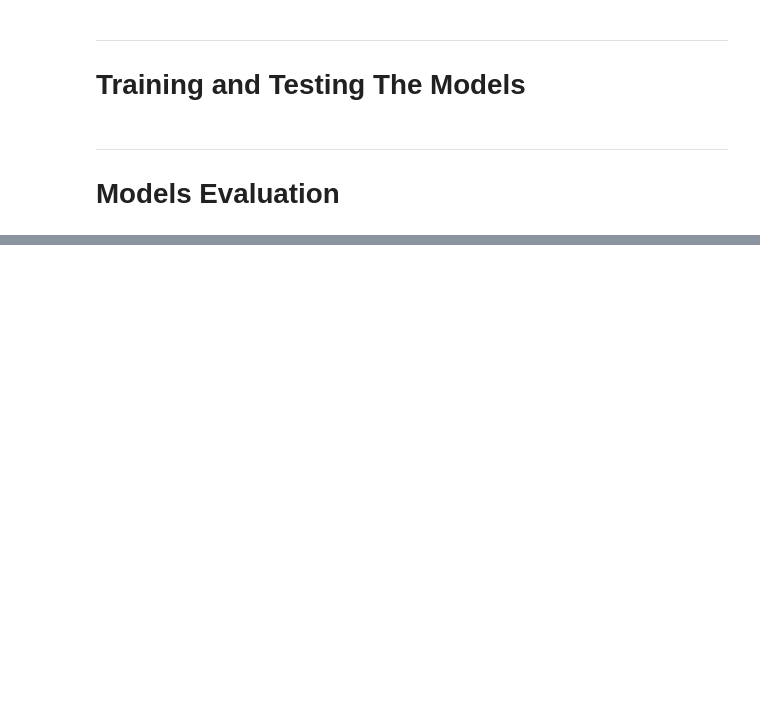
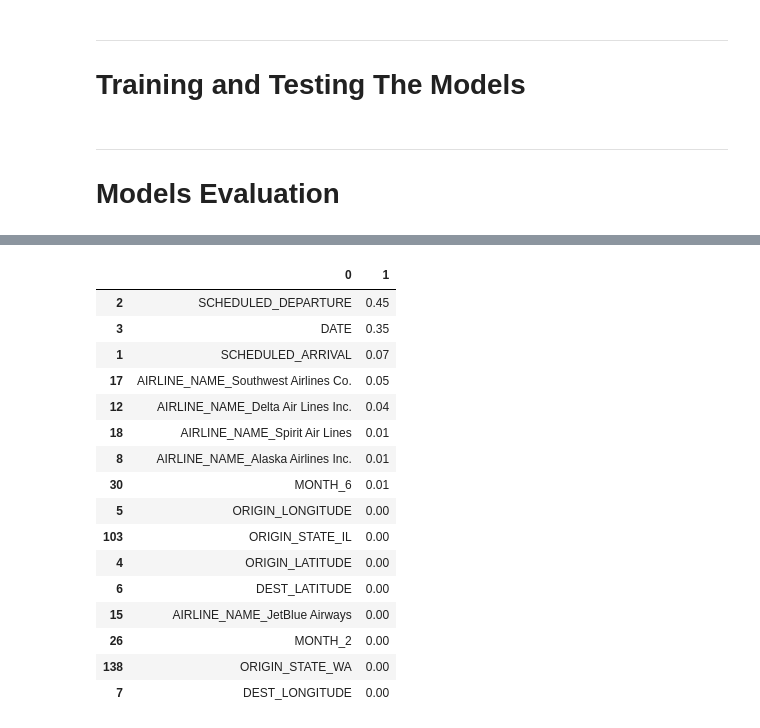
Before and after one commit to ArwaSheraky/Airlines-Delay-Analysis, a Jupyter notebook: Supervised_Learning/Regression.ipynb, the cells around one changed output, grey strips where cells are left out. Saved outputs shown, nothing was run; the diff lists cells and outputs as text; code cells hidden in the pictures; blank space fills up the shorter version.

```diff
--- a/Supervised_Learning/Regression.ipynb
+++ b/Supervised_Learning/Regression.ipynb
@@ -270,0 +303,21 @@ pd.DataFrame(importance).sort_values(by=1, ascending=False)
+# %%
+features_imp_0001 = features_imp[features_imp[1] > 0.0001]
+features_imp_0001
+# %% [output]
+|  | 0 | 1 |
+| 2 | SCHEDULED_DEPARTURE | 0.45 |
+| 3 | DATE | 0.35 |
+| 1 | SCHEDULED_ARRIVAL | 0.07 |
+| 17 | AIRLINE_NAME_Southwest Airlines Co. | 0.05 |
+| 12 | AIRLINE_NAME_Delta Air Lines Inc. | 0.04 |
+| 18 | AIRLINE_NAME_Spirit Air Lines | 0.01 |
+| 8 | AIRLINE_NAME_Alaska Airlines Inc. | 0.01 |
+| 30 | MONTH_6 | 0.01 |
+| 5 | ORIGIN_LONGITUDE | 0.00 |
+| 103 | ORIGIN_STATE_IL | 0.00 |
+| 4 | ORIGIN_LATITUDE | 0.00 |
+| 6 | DEST_LATITUDE | 0.00 |
+| 15 | AIRLINE_NAME_JetBlue Airways | 0.00 |
+| 26 | MONTH_2 | 0.00 |
+| 138 | ORIGIN_STATE_WA | 0.00 |
+| 7 | DEST_LONGITUDE | 0.00 |
```
Also changed, not shown: parts of 6 cells of this notebook.
